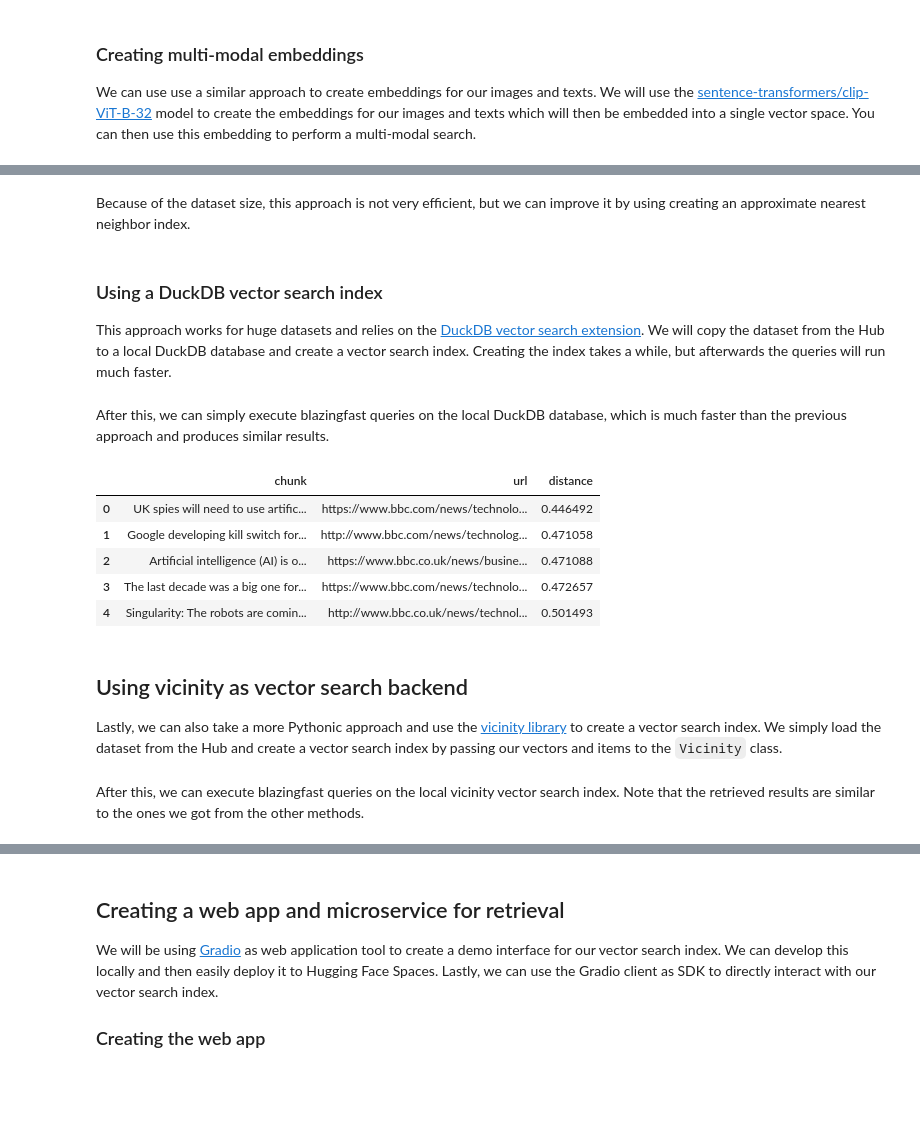
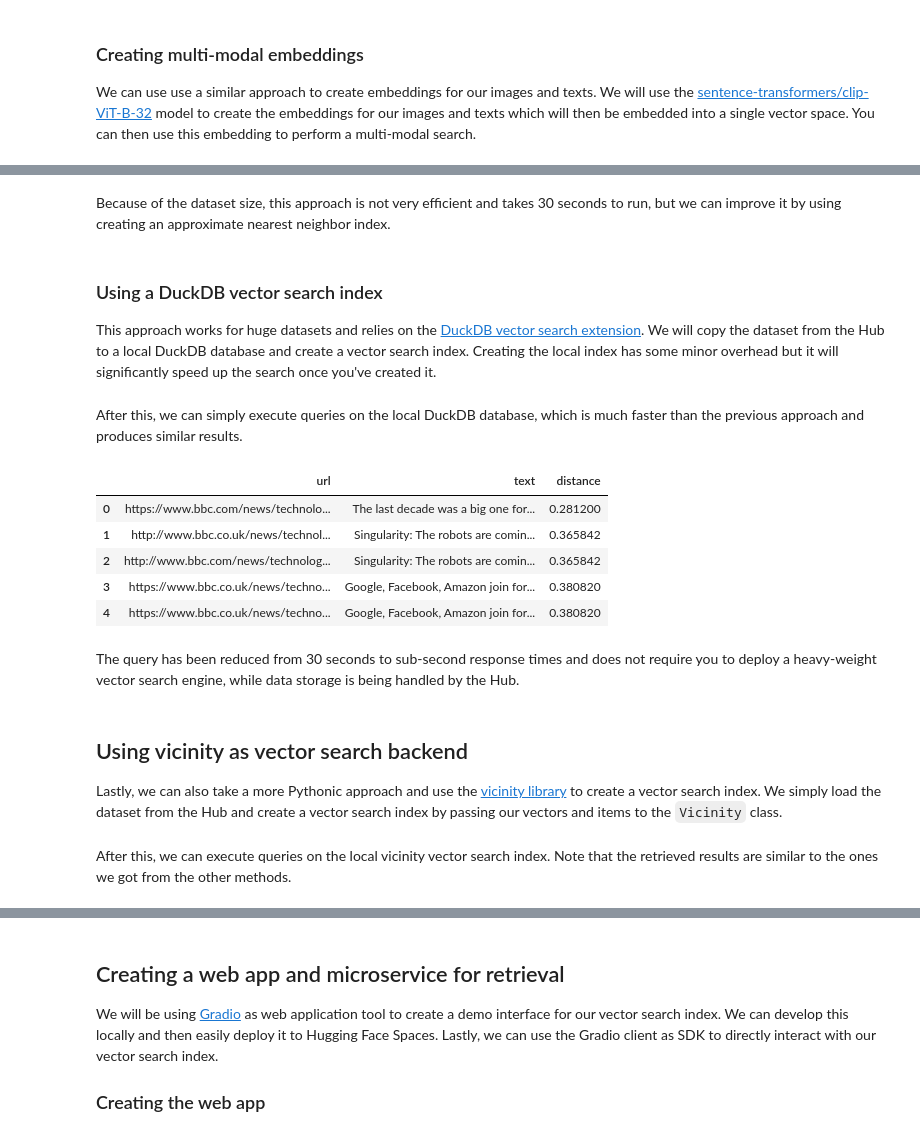
Before and after one commit to huggingface/ai-blueprint, a Jupyter notebook: rag/retrieve.ipynb, the cells around one changed output, grey strips where cells are left out. Saved outputs shown, nothing was run; the diff lists cells and outputs as text; code cells hidden in the pictures; blank space fills up the shorter version.

```diff
--- a/rag/retrieve.ipynb
+++ b/rag/retrieve.ipynb
@@ -153,27 +111,6 @@ similarity_search_without_duckdb_index(
 # %% [markdown]
-Because of the dataset size, this approach is not very efficient, but we can improve it by using creating an approximate nearest neighbor index.
+Because of the dataset size, this approach is not very efficient and takes 30 seconds to run, but we can improve it by using creating an approximate nearest neighbor index.
 # %% [markdown]
 ### Using a DuckDB vector search index
 
-This approach works for huge datasets and relies on the [DuckDB vector search extension](https://duckdb.org/docs/extensions/vss.html). We will copy the dataset from the Hub to a local DuckDB database and create a vector search index. Creating the index takes a while, but afterwards the queries will run much faster.
+This approach works for huge datasets and relies on the [DuckDB vector search extension](https://duckdb.org/docs/extensions/vss.html). We will copy the dataset from the Hub to a local DuckDB database and create a vector search index. Creating the local index has some minor overhead but it will significantly speed up the search once you've created it.
-# %%
-from sentence_transformers import SentenceTransformer
-from sentence_transformers.models import StaticEmbedding
-import duckdb
-
-# Initialize a StaticEmbedding module
-static_embedding = StaticEmbedding.from_model2vec("minishlab/potion-base-8M")
-model = SentenceTransformer(modules=[static_embedding])
-
-dataset_name = "smol-blueprint/fineweb-bbc-news-text-embeddings"
-embedding_column = "embedding"
-table_name = "fineweb"
-
-duckdb.sql(query=f"""
-    INSTALL vss;
-    LOAD vss;
-    CREATE TABLE {table_name} AS
-    SELECT *, {embedding_column}::float[{model.get_sentence_embedding_dimension()}] as embedding_float
-    FROM 'hf://datasets/{dataset_name}/**/*.parquet';
-    CREATE INDEX my_hnsw_index ON {table_name} USING HNSW (embedding_float) WITH (metric = 'cosine');
-""")
@@ -180,25 +157,34 @@ duckdb.sql(query=f"""
 # %% [markdown]
-After this, we can simply execute blazingfast queries on the local DuckDB database, which is much faster than the previous approach and produces similar results.
+After this, we can simply execute queries on the local DuckDB database, which is much faster than the previous approach and produces similar results.
 # %%
-def similarity_search_with_duckdb_index(query: str, k: int = 5):
+def similarity_search_with_duckdb_index(
+    query: str,
+    k: int = 5,
+    table_name: str = "fineweb_bbc_news_embeddings",
+    embedding_column: str = "embeddings"
+):
     embedding = model.encode(query).tolist()
-    return duckdb.sql(
+    df = duckdb.sql(
         query=f"""
-        SELECT chunk, url, array_cosine_distance({embedding_column}_float, {embedding}::FLOAT[{model.get_sentence_embedding_dimension()}]) as distance
+        SELECT *, array_cosine_distance({embedding_column}_float, {embedding}::FLOAT[{model.get_sentence_embedding_dimension()}]) as distance
         FROM {table_name}
         ORDER BY distance
         LIMIT {k};
     """
     ).to_df()
+    df = df.drop(columns=[embedding_column, embedding_column + "_float"])
+    return df
 
-similarity_search_with_duckdb_index("How should companies prepare for AI?", k=5)
+similarity_search_with_duckdb_index("What is the future of AI?")
 # %% [output]
-|  | chunk | url | distance |
-| 0 | UK spies will need to use artific... | https://www.bbc.com/news/technolo... | 0.446492 |
-| 1 | Google developing kill switch for... | http://www.bbc.com/news/technolog... | 0.471058 |
-| 2 | Artificial intelligence (AI) is o... | https://www.bbc.co.uk/news/busine... | 0.471088 |
-| 3 | The last decade was a big one for... | https://www.bbc.com/news/technolo... | 0.472657 |
-| 4 | Singularity: The robots are comin... | http://www.bbc.co.uk/news/technol... | 0.501493 |
+|  | url | text | distance |
+| 0 | https://www.bbc.com/news/technolo... | The last decade was a big one for... | 0.281200 |
+| 1 | http://www.bbc.co.uk/news/technol... | Singularity: The robots are comin... | 0.365842 |
+| 2 | http://www.bbc.com/news/technolog... | Singularity: The robots are comin... | 0.365842 |
+| 3 | https://www.bbc.co.uk/news/techno... | Google, Facebook, Amazon join for... | 0.380820 |
+| 4 | https://www.bbc.co.uk/news/techno... | Google, Facebook, Amazon join for... | 0.380820 |
+# %% [markdown]
+The query has been reduced from 30 seconds to sub-second response times and does not require you to deploy a heavy-weight vector search engine, while data storage is being handled by the Hub.
 # %% [markdown]
 ## Using vicinity as vector search backend
 
@@ -227,5 +199,5 @@ vicinity = Vicinity.from_vectors_and_items(
 # %% [markdown]
-After this, we can execute blazingfast queries on the local vicinity vector search index. Note that the retrieved results are similar to the ones we got from the other methods.
+After this, we can execute queries on the local vicinity vector search index.  Note that the retrieved results are similar to the ones we got from the other methods.
 # %%
 def similarity_search_with_vicinity(query: str, k: int = 10):
     return vicinity.query(vectors=model.encode(query), k=k)
```
Also changed, not shown: parts of 21 cells of this notebook, 5 other files.
